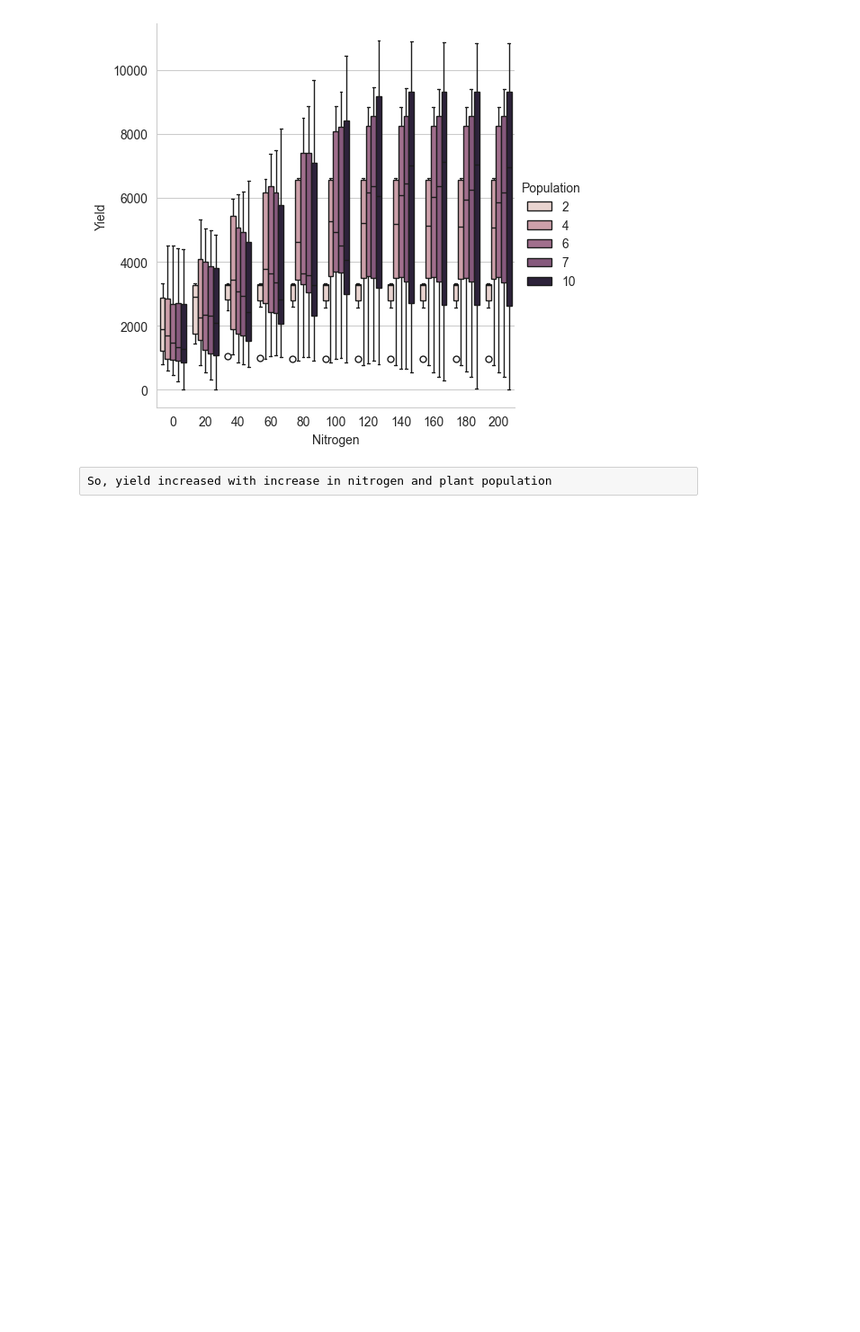
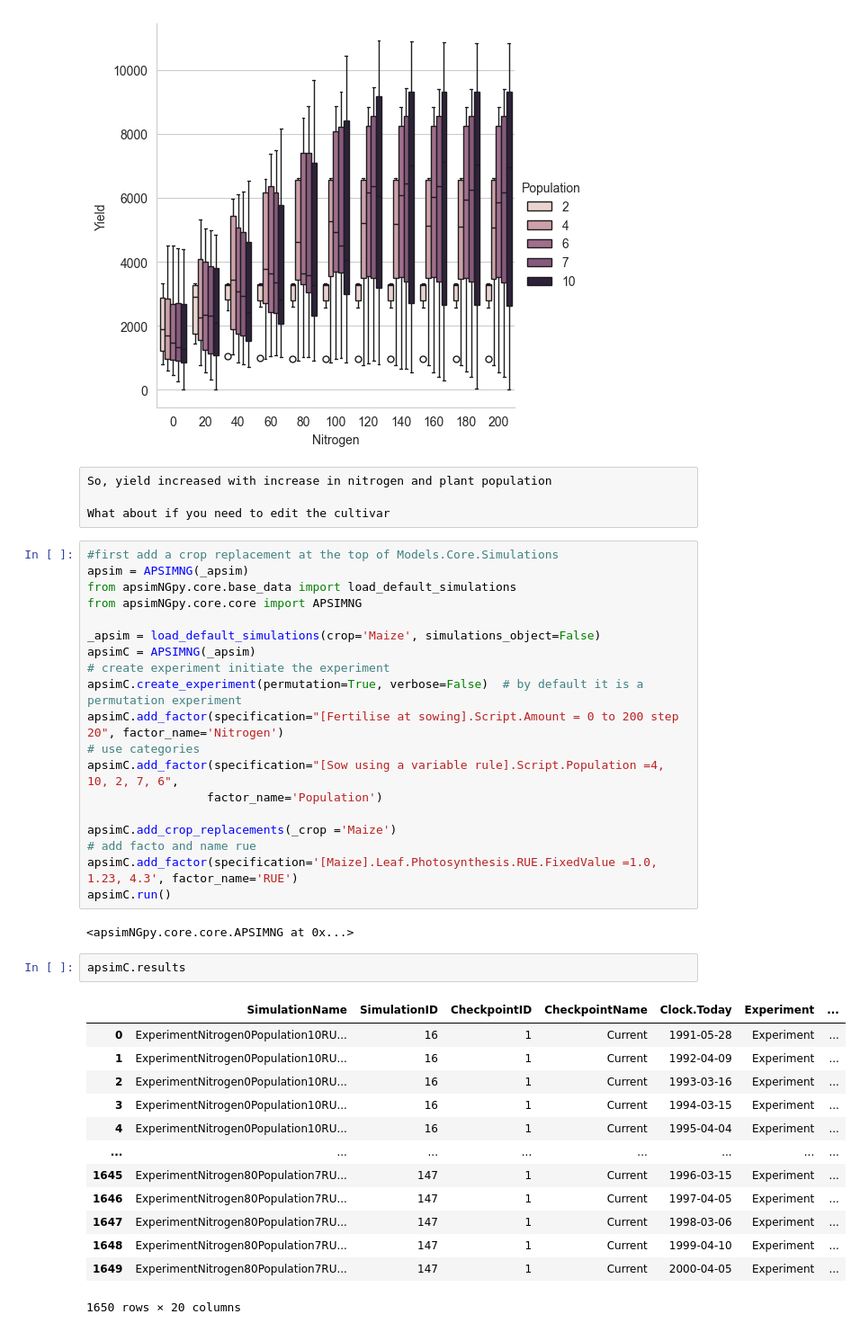
Before and after one commit to MAGALA-RICHARD/apsimNGpy, a Jupyter notebook: apsimNGpy/examples/tutorials/running_experiments.ipynb, the cells around one changed output. Shown at 90% size. Saved outputs shown, nothing was run; the diff lists cells and outputs as text; blank space fills up the shorter version.

```diff
--- a/apsimNGpy/examples/tutorials/running_experiments.ipynb
+++ b/apsimNGpy/examples/tutorials/running_experiments.ipynb
@@ -61,3 +61,42 @@ plt.show()
 [figure]
 # %% [raw]
 So, yield increased with increase in nitrogen and plant population
+
+What about if you need to edit the cultivar
+# %%
+#first add a crop replacement at the top of Models.Core.Simulations
+apsim = APSIMNG(_apsim)
+from apsimNGpy.core.base_data import load_default_simulations
+from apsimNGpy.core.core import APSIMNG
+
+_apsim = load_default_simulations(crop='Maize', simulations_object=False)
+apsimC = APSIMNG(_apsim)
+# create experiment initiate the experiment
+apsimC.create_experiment(permutation=True, verbose=False)  # by default it is a permutation experiment
+apsimC.add_factor(specification="[Fertilise at sowing].Script.Amount = 0 to 200 step 20", factor_name='Nitrogen')
+# use categories
+apsimC.add_factor(specification="[Sow using a variable rule].Script.Population =4, 10, 2, 7, 6",
+                 factor_name='Population')
+
+apsimC.add_crop_replacements(_crop ='Maize')
+# add facto and name rue
+apsimC.add_factor(specification='[Maize].Leaf.Photosynthesis.RUE.FixedValue =1.0, 1.23, 4.3', factor_name='RUE')
+apsimC.run()
+# %% [output]
+<apsimNGpy.core.core.APSIMNG at 0x...>
+# %%
+apsimC.results
+# %% [output]
+|  | SimulationName | SimulationID | CheckpointID | CheckpointName | Clock.Today | Experiment | ... |
+| 0 | ExperimentNitrogen0Population10RU... | 16 | 1 | Current | 1991-05-28 | Experiment | ... |
+| 1 | ExperimentNitrogen0Population10RU... | 16 | 1 | Current | 1992-04-09 | Experiment | ... |
+| 2 | ExperimentNitrogen0Population10RU... | 16 | 1 | Current | 1993-03-16 | Experiment | ... |
+| 3 | ExperimentNitrogen0Population10RU... | 16 | 1 | Current | 1994-03-15 | Experiment | ... |
+| 4 | ExperimentNitrogen0Population10RU... | 16 | 1 | Current | 1995-04-04 | Experiment | ... |
+| ... | ... | ... | ... | ... | ... | ... | ... |
+| 1645 | ExperimentNitrogen80Population7RU... | 147 | 1 | Current | 1996-03-15 | Experiment | ... |
+| 1646 | ExperimentNitrogen80Population7RU... | 147 | 1 | Current | 1997-04-05 | Experiment | ... |
+| 1647 | ExperimentNitrogen80Population7RU... | 147 | 1 | Current | 1998-03-06 | Experiment | ... |
+| 1648 | ExperimentNitrogen80Population7RU... | 147 | 1 | Current | 1999-04-10 | Experiment | ... |
+| 1649 | ExperimentNitrogen80Population7RU... | 147 | 1 | Current | 2000-04-05 | Experiment | ... |
+1650 rows × 20 columns
```
Also changed, not shown: parts of 1 cell of this notebook, 2 other files.
